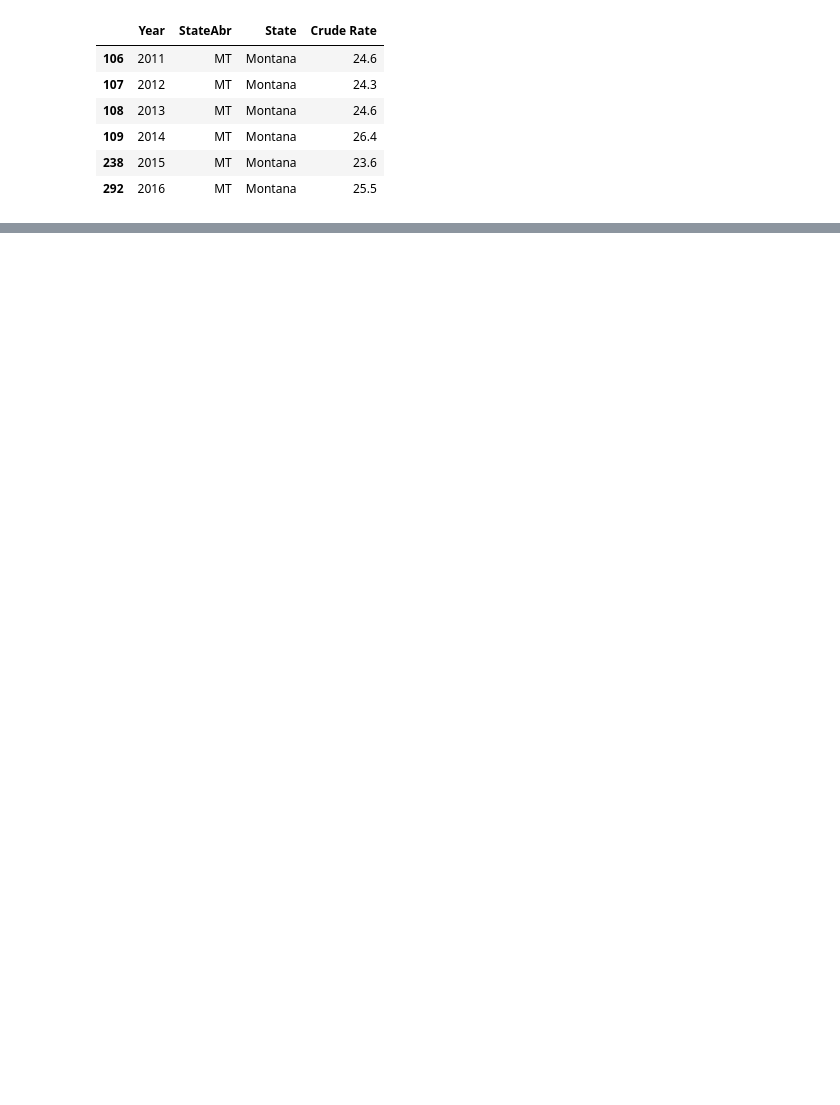
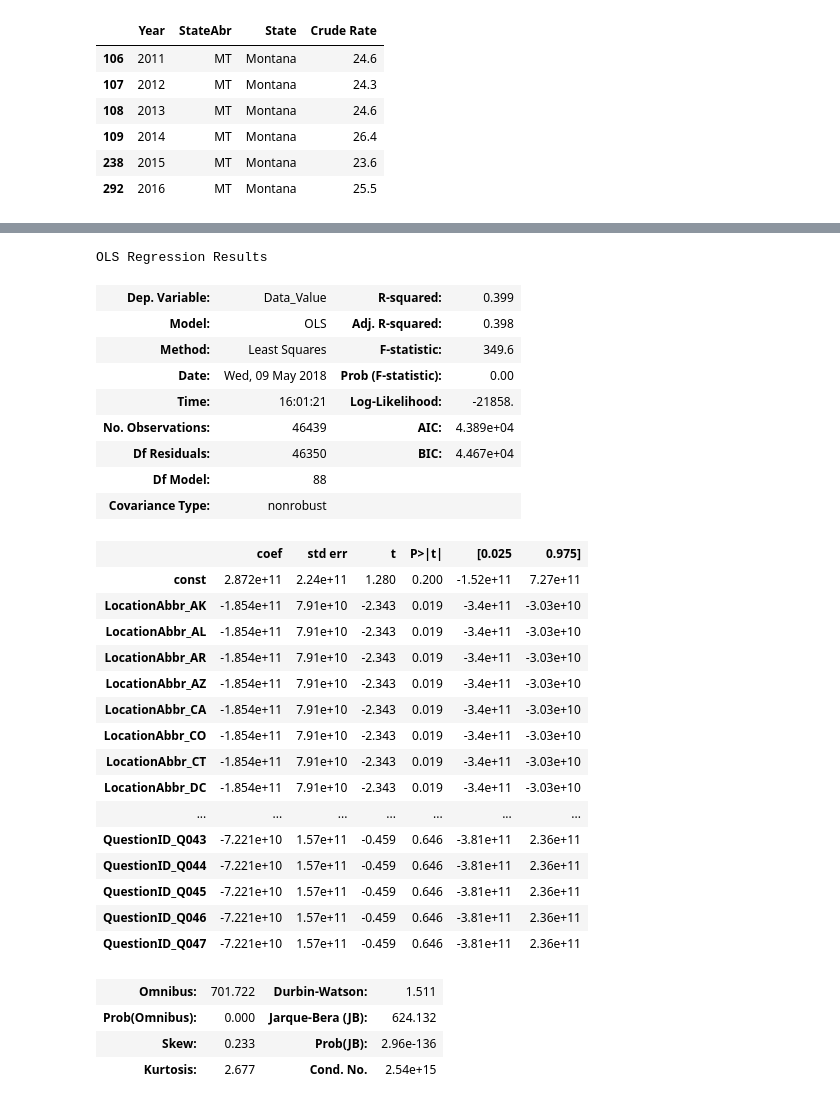
Before and after one commit to ramanujam/USAgriculturePDS, a Jupyter notebook: notebooks/writeup_draft1.ipynb, the cells around one changed output, grey strips where cells are left out. Drawn from its saved outputs; the diff is of its cells as text; code cells hidden in the pictures; blank space fills up the shorter version.

```diff
--- a/notebooks/writeup_draft1.ipynb
+++ b/notebooks/writeup_draft1.ipynb
@@ -424,0 +479,4 @@ obesity_data_state[obesity_data_state['State'] == "Montana"]
+# %%
+obesity_features = pd.get_dummies(obesity_states_features)
+obesity_features_without_year = obesity_features.drop(['YearStart'], axis=1)
+obesity_features_without_year.head()
@@ -424,0 +491,41 @@ obesity_data_state[obesity_data_state['State'] == "Montana"]
+# %%
+import statsmodels.api as sm
+X = obesity_features_without_year.loc[:, obesity_features_without_year.columns != 'Data_Value']
+y = obesity_features_without_year.loc[:,'Data_Value']
+y = y.apply(lambda x: 0 if x<y.mean() else 1)
+X = sm.add_constant(X)
+est = sm.OLS(y, X).fit()
+
+est.summary()
+# linregress(obesity_features_without_year.loc[:, obesity_features_without_year.columns != 'Data_Value'],)
+# %% [output]
+OLS Regression Results
+| Dep. Variable: | Data_Value | R-squared: | 0.399 |
+| Model: | OLS | Adj. R-squared: | 0.398 |
+| Method: | Least Squares | F-statistic: | 349.6 |
+| Date: | Wed, 09 May 2018 | Prob (F-statistic): | 0.00 |
+| Time: | 16:01:21 | Log-Likelihood: | -21858. |
+| No. Observations: | 46439 | AIC: | 4.389e+04 |
+| Df Residuals: | 46350 | BIC: | 4.467e+04 |
+| Df Model: | 88 |  |  |
+| Covariance Type: | nonrobust |  |  |
+|  | coef | std err | t | P>|t| | [0.025 | 0.975] |
+| const | 2.872e+11 | 2.24e+11 | 1.280 | 0.200 | -1.52e+11 | 7.27e+11 |
+| LocationAbbr_AK | -1.854e+11 | 7.91e+10 | -2.343 | 0.019 | -3.4e+11 | -3.03e+10 |
+| LocationAbbr_AL | -1.854e+11 | 7.91e+10 | -2.343 | 0.019 | -3.4e+11 | -3.03e+10 |
+| LocationAbbr_AR | -1.854e+11 | 7.91e+10 | -2.343 | 0.019 | -3.4e+11 | -3.03e+10 |
+| LocationAbbr_AZ | -1.854e+11 | 7.91e+10 | -2.343 | 0.019 | -3.4e+11 | -3.03e+10 |
+| LocationAbbr_CA | -1.854e+11 | 7.91e+10 | -2.343 | 0.019 | -3.4e+11 | -3.03e+10 |
+| LocationAbbr_CO | -1.854e+11 | 7.91e+10 | -2.343 | 0.019 | -3.4e+11 | -3.03e+10 |
+| LocationAbbr_CT | -1.854e+11 | 7.91e+10 | -2.343 | 0.019 | -3.4e+11 | -3.03e+10 |
+| LocationAbbr_DC | -1.854e+11 | 7.91e+10 | -2.343 | 0.019 | -3.4e+11 | -3.03e+10 |
+| ... | ... | ... | ... | ... | ... | ... |
+| QuestionID_Q043 | -7.221e+10 | 1.57e+11 | -0.459 | 0.646 | -3.81e+11 | 2.36e+11 |
+| QuestionID_Q044 | -7.221e+10 | 1.57e+11 | -0.459 | 0.646 | -3.81e+11 | 2.36e+11 |
+| QuestionID_Q045 | -7.221e+10 | 1.57e+11 | -0.459 | 0.646 | -3.81e+11 | 2.36e+11 |
+| QuestionID_Q046 | -7.221e+10 | 1.57e+11 | -0.459 | 0.646 | -3.81e+11 | 2.36e+11 |
+| QuestionID_Q047 | -7.221e+10 | 1.57e+11 | -0.459 | 0.646 | -3.81e+11 | 2.36e+11 |
+| Omnibus: | 701.722 | Durbin-Watson: | 1.511 |
+| Prob(Omnibus): | 0.000 | Jarque-Bera (JB): | 624.132 |
+| Skew: | 0.233 | Prob(JB): | 2.96e-136 |
+| Kurtosis: | 2.677 | Cond. No. | 2.54e+15 |
```
Also changed, not shown: parts of 17 cells of this notebook, 5 other files.
